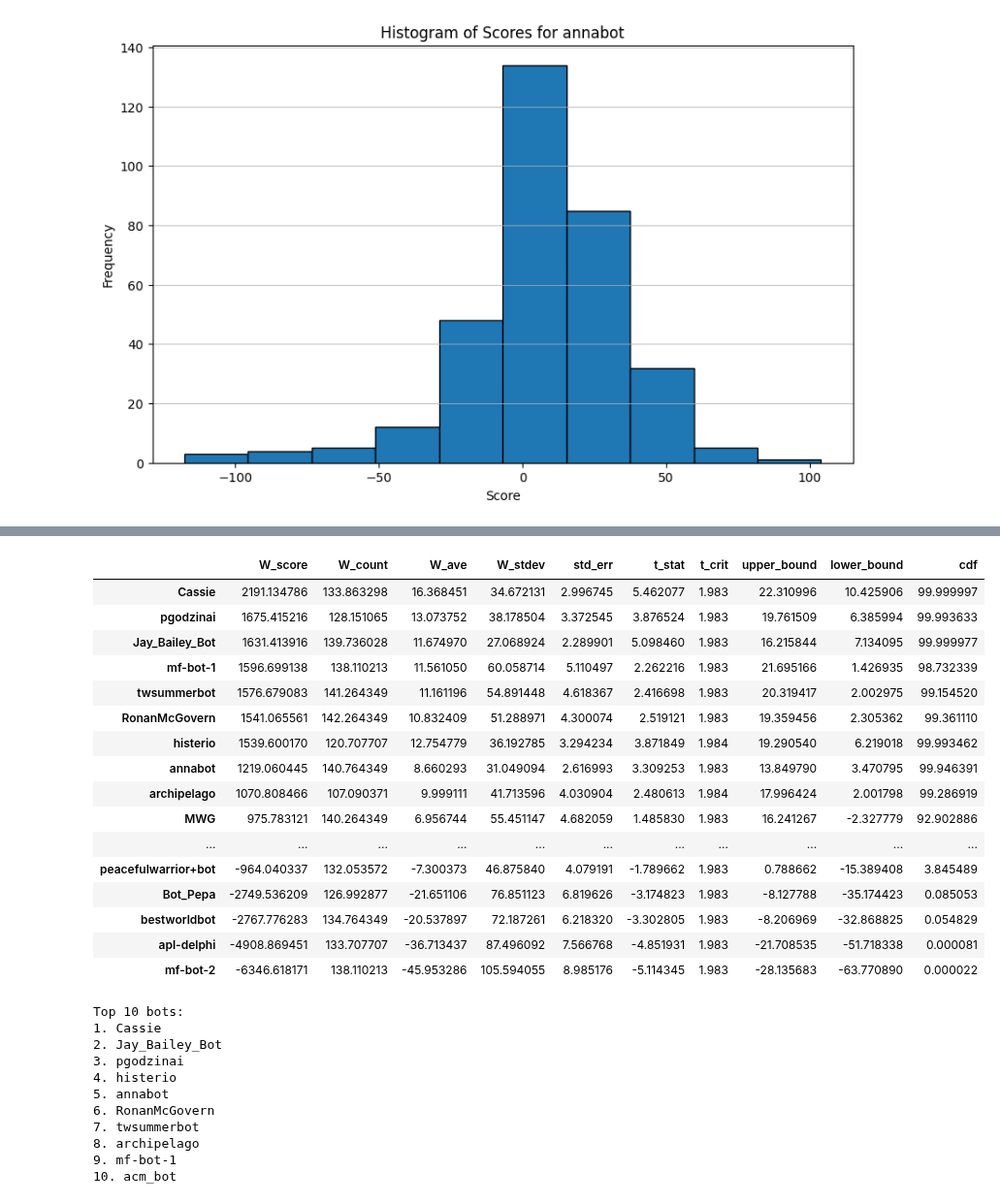
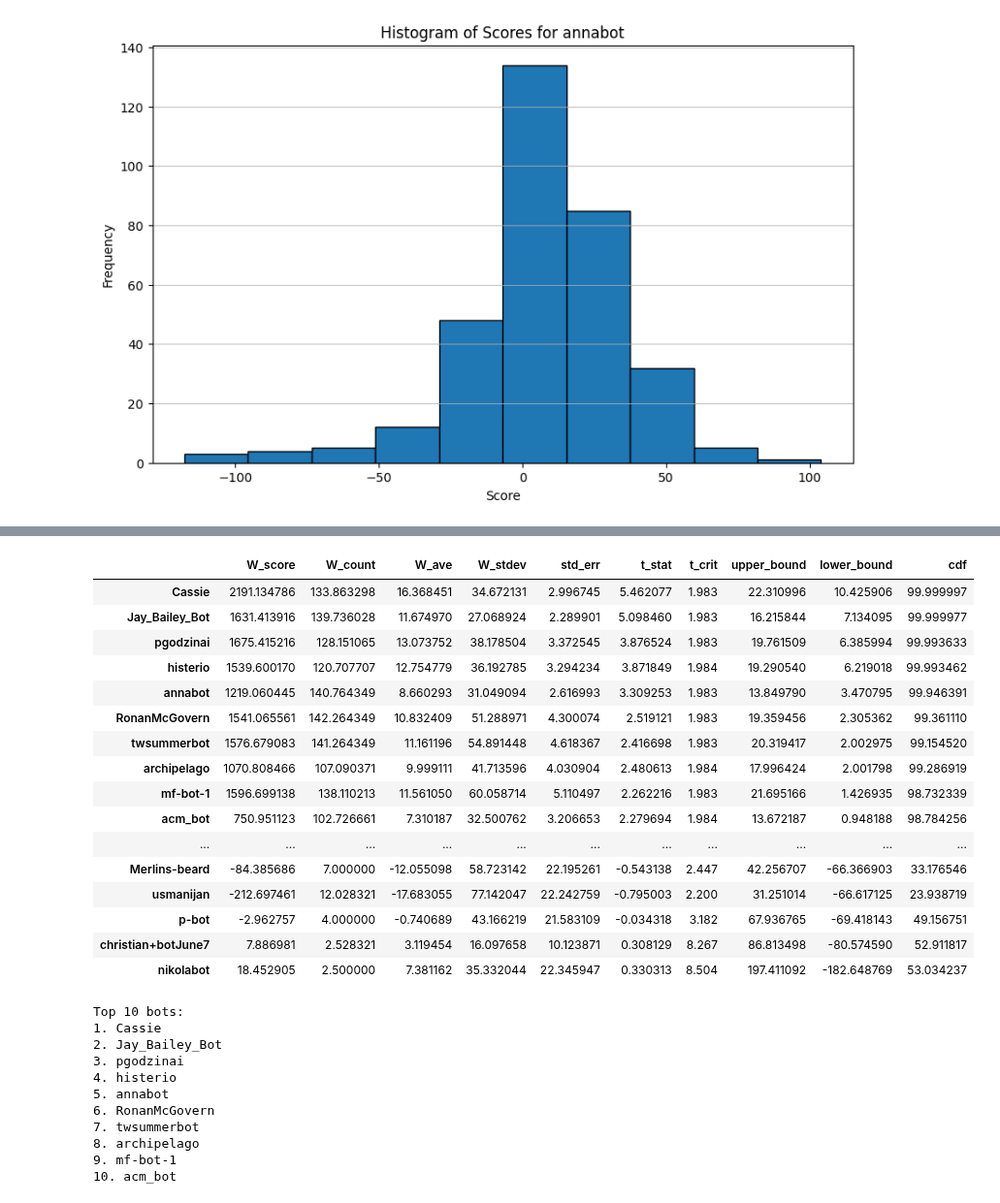
Before and after one commit to Metaculus/aib-analysis, a Jupyter notebook: Copy_of_AI_BENCHMARKING_LEADERBOARDS.ipynb, the cells around one changed output, grey strips where cells are left out. Shown at 97% size. Cells and saved outputs as stored; diff of their text form; code cells hidden in the pictures.

```diff
--- a/Copy_of_AI_BENCHMARKING_LEADERBOARDS.ipynb
+++ b/Copy_of_AI_BENCHMARKING_LEADERBOARDS.ipynb
@@ -456,9 +456,6 @@ df_bot_baseline_wide['bot_question_id'] = pd.to_numeric(df_bot_baseline_wide['bo
 df_bot_peer = df_bot_peer.rename(columns={'question_id': 'bot_question_id'})
 df_bot_peer['score'] = pd.to_numeric(df_bot_peer['score'], errors='coerce')
 
-# To choose our top bot team, we only use the questions for which there is no Pro benchmark.
-no_pro_benchmark = df_pro_bot_resolved_questions[df_pro_bot_resolved_questions['pro_question_id'].isna()]['bot_question_id']
-df_bot_only_peer = df_bot_peer[df_bot_peer['bot_question_id'].isin(no_pro_benchmark)]
 
 def make_wide(df_bot_peer):
   df_pivoted = df_bot_peer.pivot(index='bot_question_id', columns='forecaster', values='score')
@@ -472,8 +469,8 @@ def make_wide(df_bot_peer):
 
   all_columns = df_pivoted.columns.tolist()
   ## Remove 'question_id' and 'bot_median' from the list if they exist
-  all_columns = [col for col in all_columns if col not in ['bot_question_id', 'bot_median']]
-  new_column_order = ['bot_question_id', 'bot_median'] + all_columns
+  all_columns = [col for col in all_columns if col not in ['bot_question_id']]
+  new_column_order = ['bot_question_id'] + all_columns
   df_pivoted = df_pivoted[new_column_order]
   df_bot_peer_wide = df_pivoted
   df_bot_peer_wide['bot_question_id'] = pd.to_numeric(df_bot_peer_wide['bot_question_id'], errors='coerce')
@@ -489,7 +486,6 @@ def make_wide(df_bot_peer):
   return df_bot_peer_wide
 
 df_bot_peer_wide = make_wide(df_bot_peer)
-df_bot_only_peer_wide = make_wide(df_bot_only_peer)
 # %%
 ################ CONVERT BASELINE SCORE TO FORECAST ###################
 
@@ -1094,16 +1074,16 @@ df3 = pd.DataFrame()
 forecaster_weighted_scores = forecaster_weighted_scores.fillna(0)
 
 # OMIT bot_median column for this bit
-df_bot_only_peer_wide = df_bot_only_peer_wide.drop('bot_median', axis=1)
-df_bot_only_peer = df_bot_only_peer[df_bot_only_peer['forecaster'] != 'bot_median']
+df_bot_peer_wide_b = df_bot_peer_wide.drop('bot_median', axis=1)
+df_bot_peer = df_bot_peer[df_bot_peer['forecaster'] != 'bot_median']
 
 # Must use only forecasters who are in df_bot_peer_wide (i.e. some in all_bots ONLY responded to questions with pro benchmark; must exclude those)
-bots_for_peer = np.array(list(set(df_bot_only_peer['forecaster'])))
+bots_for_peer = np.array(list(set(df_bot_peer['forecaster'])))
 
 for bot in bots_for_peer:
 
   # T test
-  df3 = df_bot_only_peer_wide[[bot, 'question_weight']]
+  df3 = df_bot_peer_wide_b[[bot, 'question_weight']]
   df3 = df3.dropna()
   df3 = df3.reset_index(drop=True)
   weighted_score = (df3[bot] * df3['question_weight']).sum()
@@ -1347,7 +1317,13 @@ df_W_bot_only_peer_leaderboard = pd.DataFrame()
 
 df3 = pd.DataFrame()
 
-for bot in bots_for_peer:
+# To choose our top bot team, we only use the questions for which there is no Pro benchmark.
+no_pro_benchmark = df_pro_bot_resolved_questions[df_pro_bot_resolved_questions['pro_question_id'].isna()]['bot_question_id']
+
+df_bot_only_peer = df_bot_peer[df_bot_peer['bot_question_id'].isin(no_pro_benchmark)]
+df_bot_only_peer_wide = make_wide(df_bot_only_peer)
+
+for bot in df_bot_only_peer['forecaster'].unique():
 
   # T test
   df3 = df_bot_only_peer_wide[[bot, 'question_weight']]
@@ -1360,49 +1336,49 @@ for bot in bots_for_peer:
   std_error = weighted_std_dev / np.sqrt(weighted_count)
   t_statistic = (weighted_average - 0) / std_error
   if weighted_count > 2:
     t_crit = t_critical_value(weighted_count - 1)
     # 95% confidence that the true mean is between lower and upper bounds
     upper_bound = weighted_average + t_crit * std_error
     lower_bound = weighted_average - t_crit * std_error
     # 1.96 sigma for a normal Gaussian correponds to 97.5th percentile
     # Normalization below
     cdf = norm.cdf(t_statistic * 1.96 / t_crit)
   else:
     t_crit = np.nan
     upper_bound = np.nan
     lower_bound = np.nan
     cdf = np.nan
 
   df_W_bot_only_peer_leaderboard.loc[bot, 'W_score'] = weighted_score
   df_W_bot_only_peer_leaderboard.loc[bot, 'W_count'] = weighted_count
   df_W_bot_only_peer_leaderboard.loc[bot, 'W_ave'] = weighted_average
   df_W_bot_only_peer_leaderboard.loc[bot, 'W_stdev'] = weighted_std_dev
   df_W_bot_only_peer_leaderboard.loc[bot, 'std_err'] = std_error
   df_W_bot_only_peer_leaderboard.loc[bot, 't_stat'] = t_statistic
   df_W_bot_only_peer_leaderboard.loc[bot, 't_crit'] = t_crit
   df_W_bot_only_peer_leaderboard.loc[bot, 'upper_bound'] = upper_bound
   df_W_bot_only_peer_leaderboard.loc[bot, 'lower_bound'] = lower_bound
   df_W_bot_only_peer_leaderboard.loc[bot, 'cdf'] = cdf * 100
 
-df_W_bot_only_peer_leaderboard.sort_values(by='W_score', ascending=False)
+df_W_bot_only_peer_leaderboard.sort_values(by='lower_bound', ascending=False)
 # %% [output]
 |  | W_score | W_count | W_ave | W_stdev | std_err | t_stat | t_crit | upper_bound | lower_bound | cdf |
 | Cassie | 2191.134786 | 133.863298 | 16.368451 | 34.672131 | 2.996745 | 5.462077 | 1.983 | 22.310996 | 10.425906 | 99.999997 |
+| Jay_Bailey_Bot | 1631.413916 | 139.736028 | 11.674970 | 27.068924 | 2.289901 | 5.098460 | 1.983 | 16.215844 | 7.134095 | 99.999977 |
 | pgodzinai | 1675.415216 | 128.151065 | 13.073752 | 38.178504 | 3.372545 | 3.876524 | 1.983 | 19.761509 | 6.385994 | 99.993633 |
-| Jay_Bailey_Bot | 1631.413916 | 139.736028 | 11.674970 | 27.068924 | 2.289901 | 5.098460 | 1.983 | 16.215844 | 7.134095 | 99.999977 |
-| mf-bot-1 | 1596.699138 | 138.110213 | 11.561050 | 60.058714 | 5.110497 | 2.262216 | 1.983 | 21.695166 | 1.426935 | 98.732339 |
-| twsummerbot | 1576.679083 | 141.264349 | 11.161196 | 54.891448 | 4.618367 | 2.416698 | 1.983 | 20.319417 | 2.002975 | 99.154520 |
-| RonanMcGovern | 1541.065561 | 142.264349 | 10.832409 | 51.288971 | 4.300074 | 2.519121 | 1.983 | 19.359456 | 2.305362 | 99.361110 |
 | histerio | 1539.600170 | 120.707707 | 12.754779 | 36.192785 | 3.294234 | 3.871849 | 1.984 | 19.290540 | 6.219018 | 99.993462 |
 | annabot | 1219.060445 | 140.764349 | 8.660293 | 31.049094 | 2.616993 | 3.309253 | 1.983 | 13.849790 | 3.470795 | 99.946391 |
+| RonanMcGovern | 1541.065561 | 142.264349 | 10.832409 | 51.288971 | 4.300074 | 2.519121 | 1.983 | 19.359456 | 2.305362 | 99.361110 |
+| twsummerbot | 1576.679083 | 141.264349 | 11.161196 | 54.891448 | 4.618367 | 2.416698 | 1.983 | 20.319417 | 2.002975 | 99.154520 |
 | archipelago | 1070.808466 | 107.090371 | 9.999111 | 41.713596 | 4.030904 | 2.480613 | 1.984 | 17.996424 | 2.001798 | 99.286919 |
-| MWG | 975.783121 | 140.264349 | 6.956744 | 55.451147 | 4.682059 | 1.485830 | 1.983 | 16.241267 | -2.327779 | 92.902886 |
+| mf-bot-1 | 1596.699138 | 138.110213 | 11.561050 | 60.058714 | 5.110497 | 2.262216 | 1.983 | 21.695166 | 1.426935 | 98.732339 |
+| acm_bot | 750.951123 | 102.726661 | 7.310187 | 32.500762 | 3.206653 | 2.279694 | 1.984 | 13.672187 | 0.948188 | 98.784256 |
 | ... | ... | ... | ... | ... | ... | ... | ... | ... | ... | ... |
-| peacefulwarrior+bot | -964.040337 | 132.053572 | -7.300373 | 46.875840 | 4.079191 | -1.789662 | 1.983 | 0.788662 | -15.389408 | 3.845489 |
-| Bot_Pepa | -2749.536209 | 126.992877 | -21.651106 | 76.851123 | 6.819626 | -3.174823 | 1.983 | -8.127788 | -35.174423 | 0.085053 |
-| bestworldbot | -2767.776283 | 134.764349 | -20.537897 | 72.187261 | 6.218320 | -3.302805 | 1.983 | -8.206969 | -32.868825 | 0.054829 |
-| apl-delphi | -4908.869451 | 133.707707 | -36.713437 | 87.496092 | 7.566768 | -4.851931 | 1.983 | -21.708535 | -51.718338 | 0.000081 |
-| mf-bot-2 | -6346.618171 | 138.110213 | -45.953286 | 105.594055 | 8.985176 | -5.114345 | 1.983 | -28.135683 | -63.770890 | 0.000022 |
+| Merlins-beard | -84.385686 | 7.000000 | -12.055098 | 58.723142 | 22.195261 | -0.543138 | 2.447 | 42.256707 | -66.366903 | 33.176546 |
+| usmanijan | -212.697461 | 12.028321 | -17.683055 | 77.142047 | 22.242759 | -0.795003 | 2.200 | 31.251014 | -66.617125 | 23.938719 |
+| p-bot | -2.962757 | 4.000000 | -0.740689 | 43.166219 | 21.583109 | -0.034318 | 3.182 | 67.936765 | -69.418143 | 49.156751 |
+| christian+botJune7 | 7.886981 | 2.528321 | 3.119454 | 16.097658 | 10.123871 | 0.308129 | 8.267 | 86.813498 | -80.574590 | 52.911817 |
+| nikolabot | 18.452905 | 2.500000 | 7.381162 | 35.332044 | 22.345947 | 0.330313 | 8.504 | 197.411092 | -182.648769 | 53.034237 |
 # %%
 # Sort the DataFrame by the lower_bound column in descending order
 sorted_df = df_W_bot_only_peer_leaderboard.sort_values(by='lower_bound', ascending=False)
```
Also changed, not shown: parts of 5 cells of this notebook.
